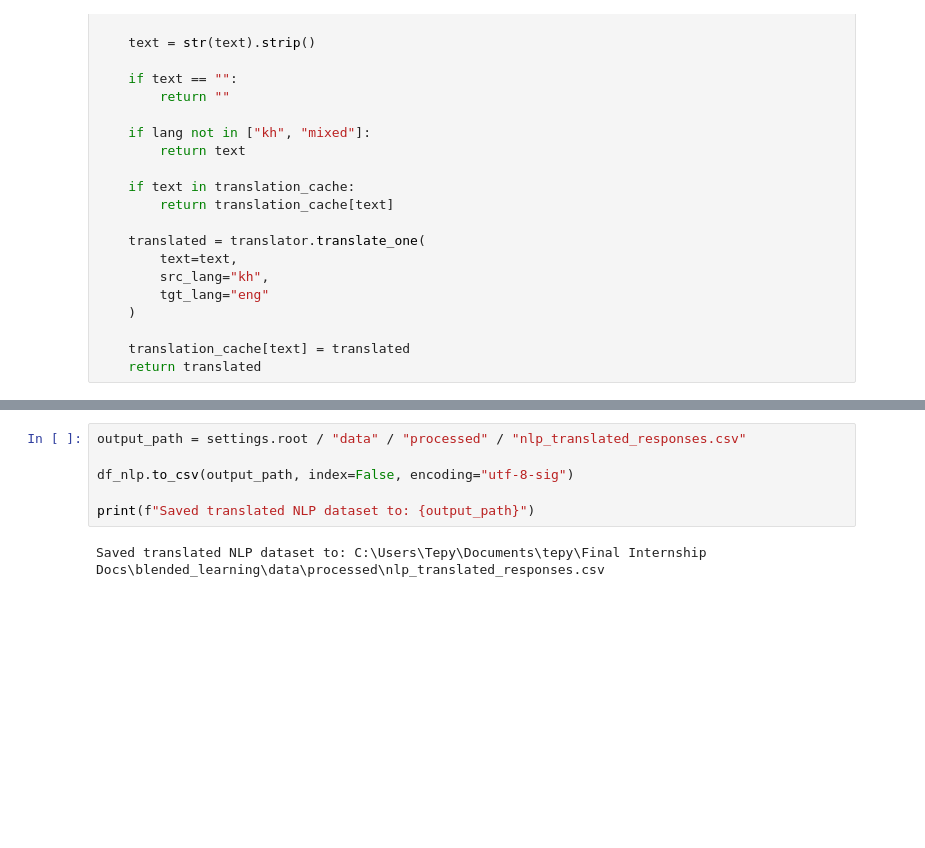
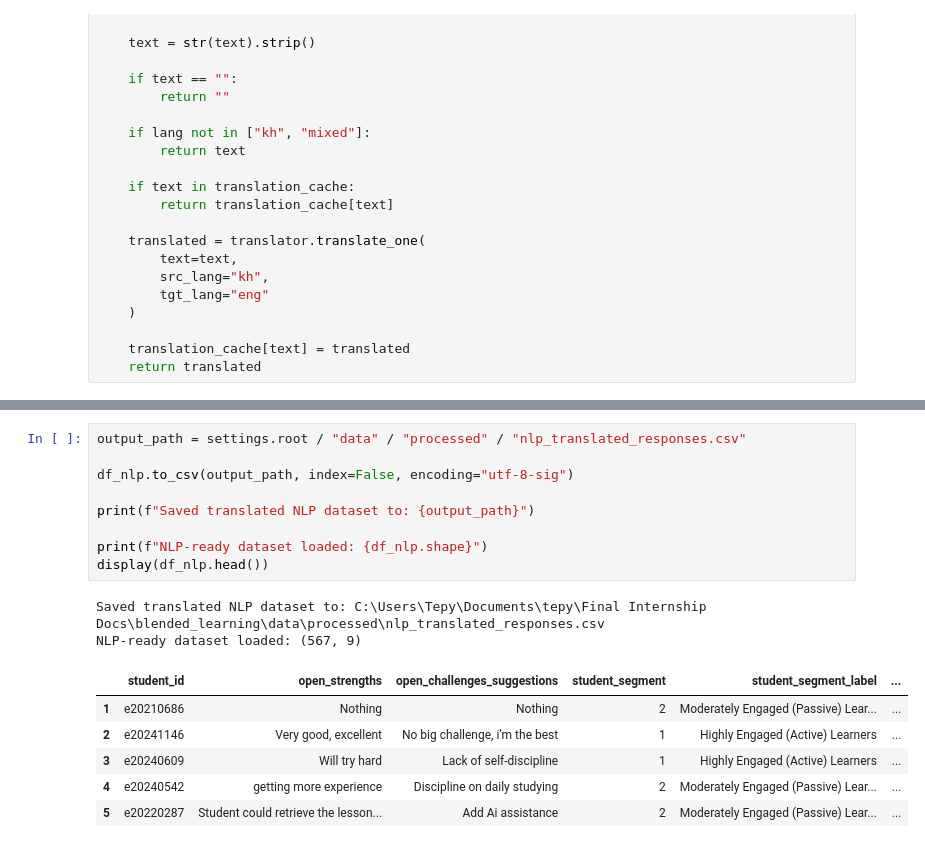
Before and after one commit to Ratnatepy/Blended-Learning, a Jupyter notebook: notebook/05-translation_preprocessing.ipynb, the cells around one changed output, grey strips where cells are left out. Saved outputs shown, nothing was run; the diff lists cells and outputs as text; blank space fills up the shorter version.

```diff
--- a/notebook/05-translation_preprocessing.ipynb
+++ b/notebook/05-translation_preprocessing.ipynb
@@ -217,8 +239,18 @@ display(
 # %%
 output_path = settings.root / "data" / "processed" / "nlp_translated_responses.csv"
 
 df_nlp.to_csv(output_path, index=False, encoding="utf-8-sig")
 
 print(f"Saved translated NLP dataset to: {output_path}")
+
+print(f"NLP-ready dataset loaded: {df_nlp.shape}")
+display(df_nlp.head())
 # %% [output]
 Saved translated NLP dataset to: C:\Users\Tepy\Documents\tepy\Final Internship Docs\blended_learning\data\processed\nlp_translated_responses.csv
+NLP-ready dataset loaded: (567, 9)
+|  | student_id | open_strengths | open_challenges_suggestions | student_segment | student_segment_label | ... |
+| 1 | e20210686 | Nothing | Nothing | 2 | Moderately Engaged (Passive) Lear... | ... |
+| 2 | e20241146 | Very good, excellent | No big challenge, i’m the best | 1 | Highly Engaged (Active) Learners | ... |
+| 3 | e20240609 | Will try hard | Lack of self-discipline | 1 | Highly Engaged (Active) Learners | ... |
+| 4 | e20240542 | getting more experience | Discipline on daily studying | 2 | Moderately Engaged (Passive) Lear... | ... |
+| 5 | e20220287 | Student could retrieve the lesson... | Add Ai assistance | 2 | Moderately Engaged (Passive) Lear... | ... |
```
Also changed, not shown: parts of 4 cells of this notebook, 6 other files.
